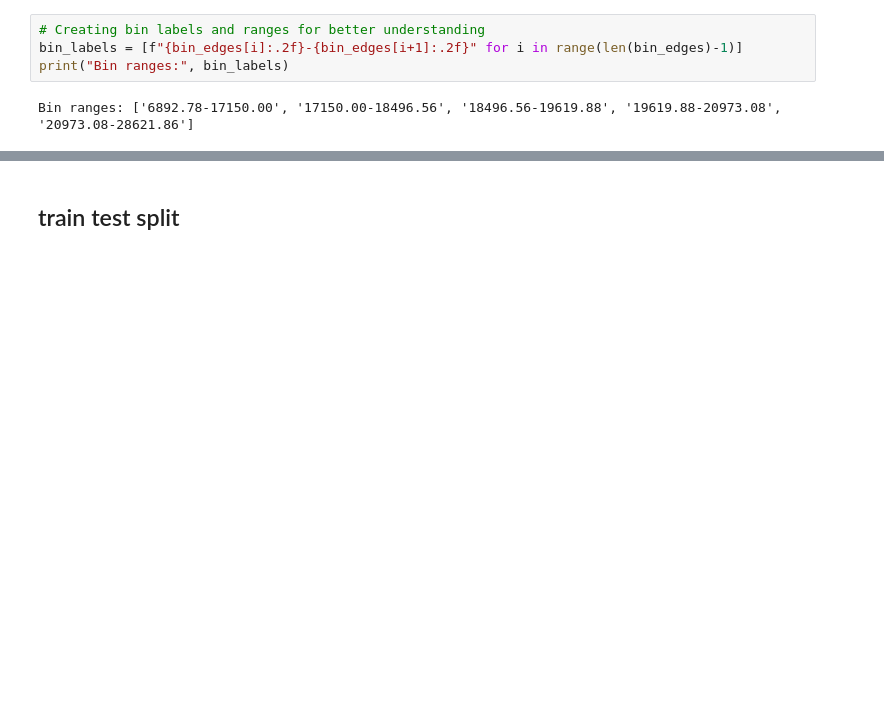
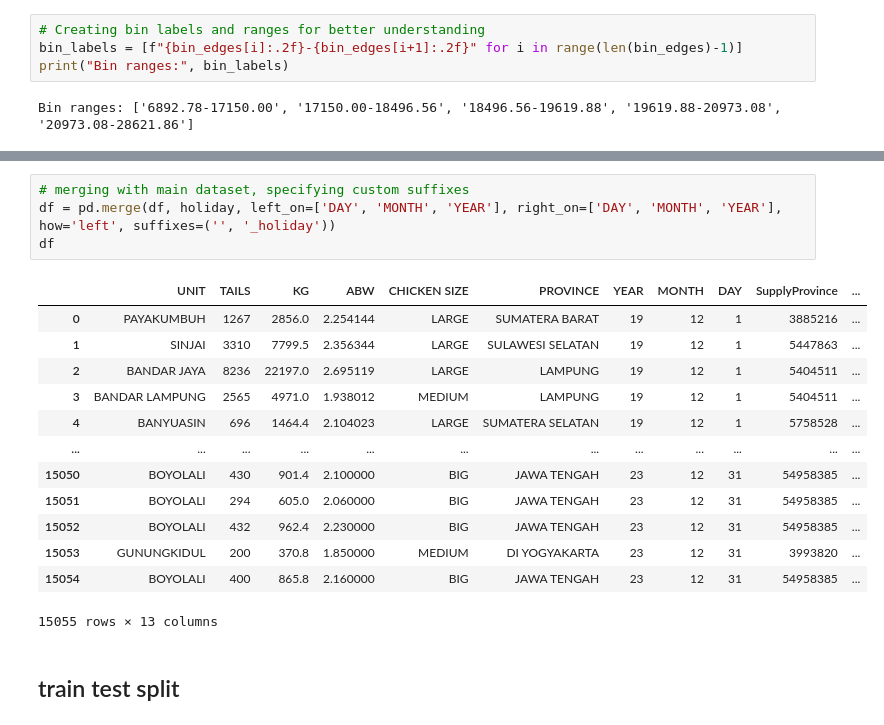
Before and after one commit to thisissteff/forecasting, a Jupyter notebook: forecasting_bin.ipynb, the cells around one changed output, grey strips where cells are left out. Saved outputs shown, nothing was run; the diff lists cells and outputs as text; blank space fills up the shorter version.

```diff
--- a/forecasting_bin.ipynb
+++ b/forecasting_bin.ipynb
@@ -148,3 +215,21 @@ Bin ranges: ['6892.78-17150.00', '17150.00-18496.56', '18496.56-19619.88', '1961
+# %%
+# merging with main dataset, specifying custom suffixes
+df = pd.merge(df, holiday, left_on=['DAY', 'MONTH', 'YEAR'], right_on=['DAY', 'MONTH', 'YEAR'], how='left', suffixes=('', '_holiday'))
+df
+# %% [output]
+|  | UNIT | TAILS | KG | ABW | CHICKEN SIZE | PROVINCE | YEAR | MONTH | DAY | SupplyProvince | ... |
+| 0 | PAYAKUMBUH | 1267 | 2856.0 | 2.254144 | LARGE | SUMATERA BARAT | 19 | 12 | 1 | 3885216 | ... |
+| 1 | SINJAI | 3310 | 7799.5 | 2.356344 | LARGE | SULAWESI SELATAN | 19 | 12 | 1 | 5447863 | ... |
+| 2 | BANDAR JAYA | 8236 | 22197.0 | 2.695119 | LARGE | LAMPUNG | 19 | 12 | 1 | 5404511 | ... |
+| 3 | BANDAR LAMPUNG | 2565 | 4971.0 | 1.938012 | MEDIUM | LAMPUNG | 19 | 12 | 1 | 5404511 | ... |
+| 4 | BANYUASIN | 696 | 1464.4 | 2.104023 | LARGE | SUMATERA SELATAN | 19 | 12 | 1 | 5758528 | ... |
+| ... | ... | ... | ... | ... | ... | ... | ... | ... | ... | ... | ... |
+| 15050 | BOYOLALI | 430 | 901.4 | 2.100000 | BIG | JAWA TENGAH | 23 | 12 | 31 | 54958385 | ... |
+| 15051 | BOYOLALI | 294 | 605.0 | 2.060000 | BIG | JAWA TENGAH | 23 | 12 | 31 | 54958385 | ... |
+| 15052 | BOYOLALI | 432 | 962.4 | 2.230000 | BIG | JAWA TENGAH | 23 | 12 | 31 | 54958385 | ... |
+| 15053 | GUNUNGKIDUL | 200 | 370.8 | 1.850000 | MEDIUM | DI YOGYAKARTA | 23 | 12 | 31 | 3993820 | ... |
+| 15054 | BOYOLALI | 400 | 865.8 | 2.160000 | BIG | JAWA TENGAH | 23 | 12 | 31 | 54958385 | ... |
+15055 rows × 13 columns
 # %% [markdown]
 ## train test split
 # %%
```
Also changed, not shown: parts of 11 cells of this notebook.
